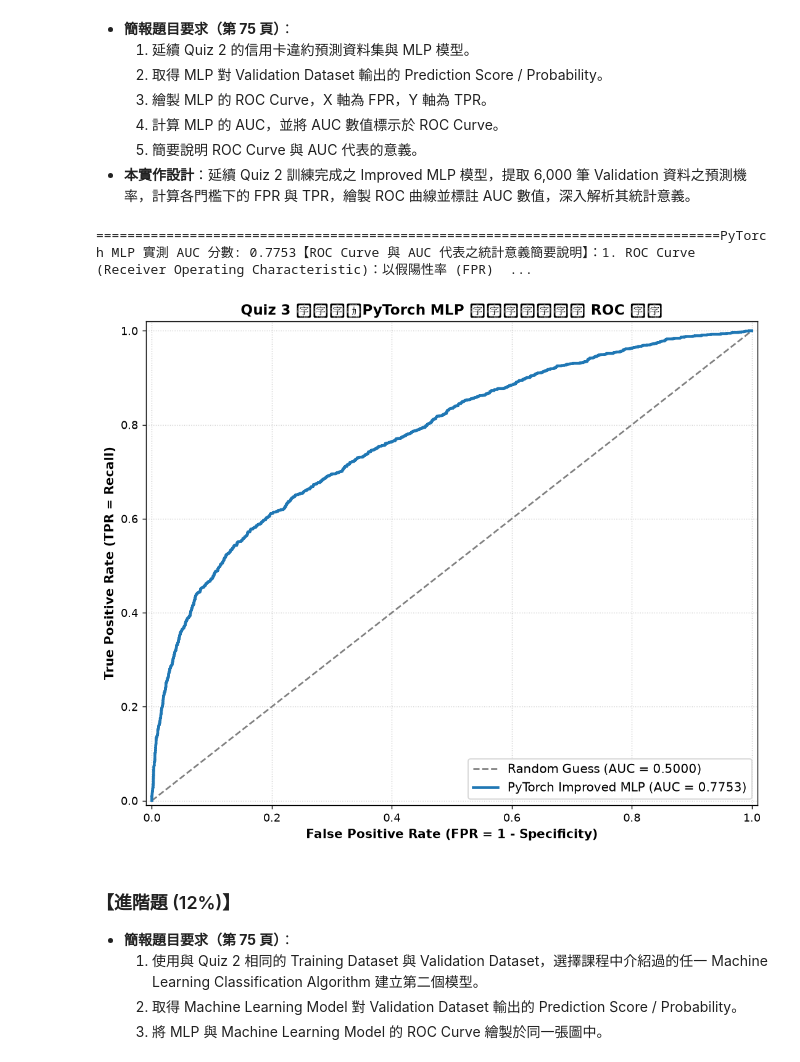
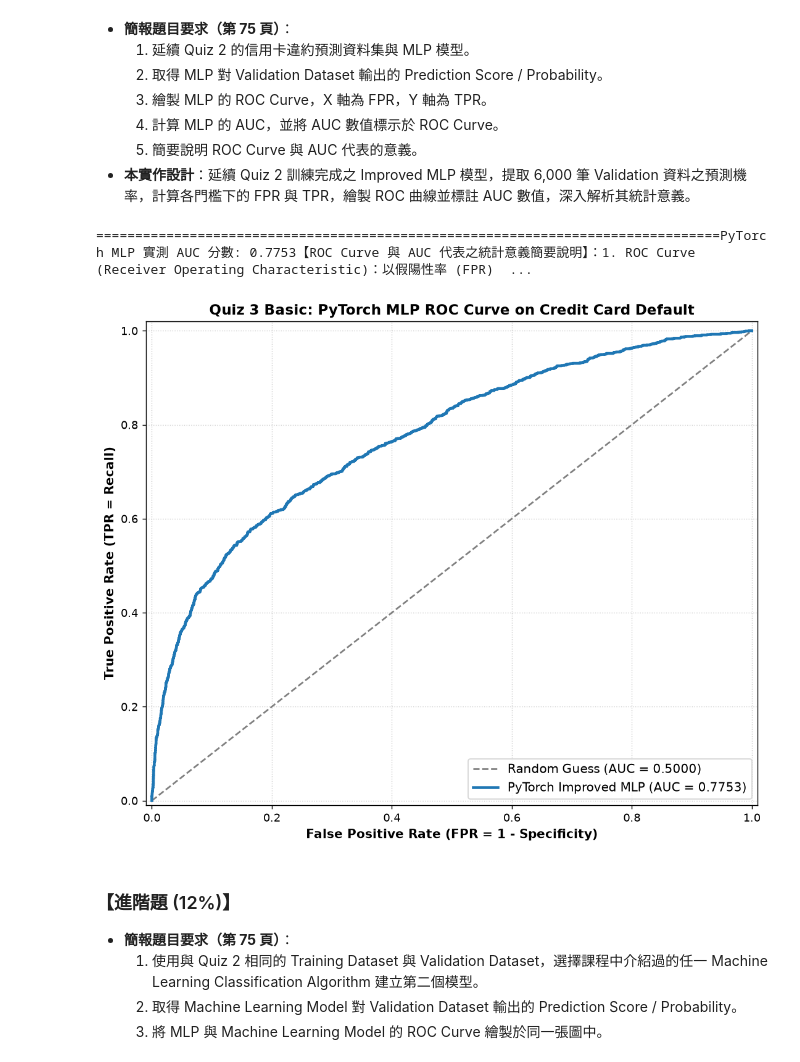
Before and after one commit to MengArthur/MMIP, a Jupyter notebook: HW02/HW02_notebook.ipynb, the cells around one changed output. Drawn from its saved outputs; the diff is of its cells as text; code cells hidden in the pictures.

```diff
--- a/HW02/HW02_notebook.ipynb
+++ b/HW02/HW02_notebook.ipynb
@@ -175,7 +180,7 @@ from Code.quiz2_mlp_credit import load_and_preprocess_credit_data, BaseCreditMLP
 from Code.utils import compute_classification_metrics
 
 set_seed(42)
-credit_data = load_and_preprocess_credit_data('Data/default_of_credit_card_clients.csv', test_size=0.2, random_state=42)
+credit_data = load_and_preprocess_credit_data('Data/UCI_Credit_Card.csv', test_size=0.2, random_state=42)
 X_train, X_val = credit_data['X_train'], credit_data['X_val']
 y_train, y_val = credit_data['y_train'], credit_data['y_val']
 
@@ -293,35 +298,35 @@ print(f"3. 綜合表現與穩定度：Precision 由 {m_base['precision']:.4f}
 # %%
 # 【基礎題 (18%)】延續 Quiz 2 MLP 模型，取得預測機率，繪製 ROC 曲線並計算標示 AUC 數值
 from Code.utils import compute_roc_auc
 
 # 1. 取得 MLP 對 Validation Dataset 的連續機率預測
 mlp_val_probs = res_improved['val_probs']
 roc_mlp = compute_roc_auc(y_val, mlp_val_probs)
 
 # 2. 繪製單模型 ROC 曲線
 plt.figure(figsize=(8.5, 7), facecolor='white')
 plt.plot([0, 1], [0, 1], linestyle='--', color='gray', label='Random Guess (AUC = 0.5000)')
 plt.plot(roc_mlp['fpr'], roc_mlp['tpr'], color='#1f77b4', linewidth=2.5, label=f"PyTorch Improved MLP (AUC = {roc_mlp['auc']:.4f})")
-plt.title('Quiz 3 基礎題：PyTorch MLP 信用卡違約預測 ROC 曲線', fontsize=13, fontweight='bold')
+plt.title('Quiz 3 Basic: PyTorch MLP ROC Curve on Credit Card Default', fontsize=13, fontweight='bold')
 plt.xlabel('False Positive Rate (FPR = 1 - Specificity)', fontsize=11, fontweight='bold')
 plt.ylabel('True Positive Rate (TPR = Recall)', fontsize=11, fontweight='bold')
 plt.xlim([-0.01, 1.01])
 plt.ylim([-0.01, 1.02])
 plt.grid(True, linestyle=':', alpha=0.6)
 plt.legend(loc='lower right', fontsize=11, frameon=True)
 plt.tight_layout()
 plt.show()
 
 print('=' * 80)
 print(f"PyTorch MLP 實測 AUC 分數: {roc_mlp['auc']:.4f}")
 print('【ROC Curve 與 AUC 代表之統計意義簡要說明】：')
 print('1. ROC Curve (Receiver Operating Characteristic)：以假陽性率 (FPR) 為 X 軸，真陽性率 (TPR) 為 Y 軸，繪製模型在所有可能分類門檻 (0~1) 下的連續軌跡。')
 print('2. 門檻無關性 (Threshold Invariance)：ROC 曲線不受單一決策門檻影響，能全面評估模型整體的排序能力與敏感度-特異度權衡關係。')
 print('3. AUC (Area Under the Curve)：ROC 曲線下面積，範圍在 0.5 (隨機猜測) 到 1.0 (完美分類) 之間。AUC 的物理意義為：任取一筆正樣本 (違約者) 與一筆負樣本 (正常者)，模型預測正樣本機率大於負樣本機率的統計概率！')
 print('=' * 80)
 # %% [output]
 ================================================================================PyTorch MLP 實測 AUC 分數: 0.7753【ROC Curve 與 AUC 代表之統計意義簡要說明】：1. ROC Curve (Receiver Operating Characteristic)：以假陽性率 (FPR)  ...
-[figure, old version]
+[figure, new version]
 # %% [markdown]
 ### 【進階題 (12%)】
 - **簡報題目要求（第 75 頁）**：
```
Also changed, not shown: parts of 5 cells of this notebook, 8 other files.
